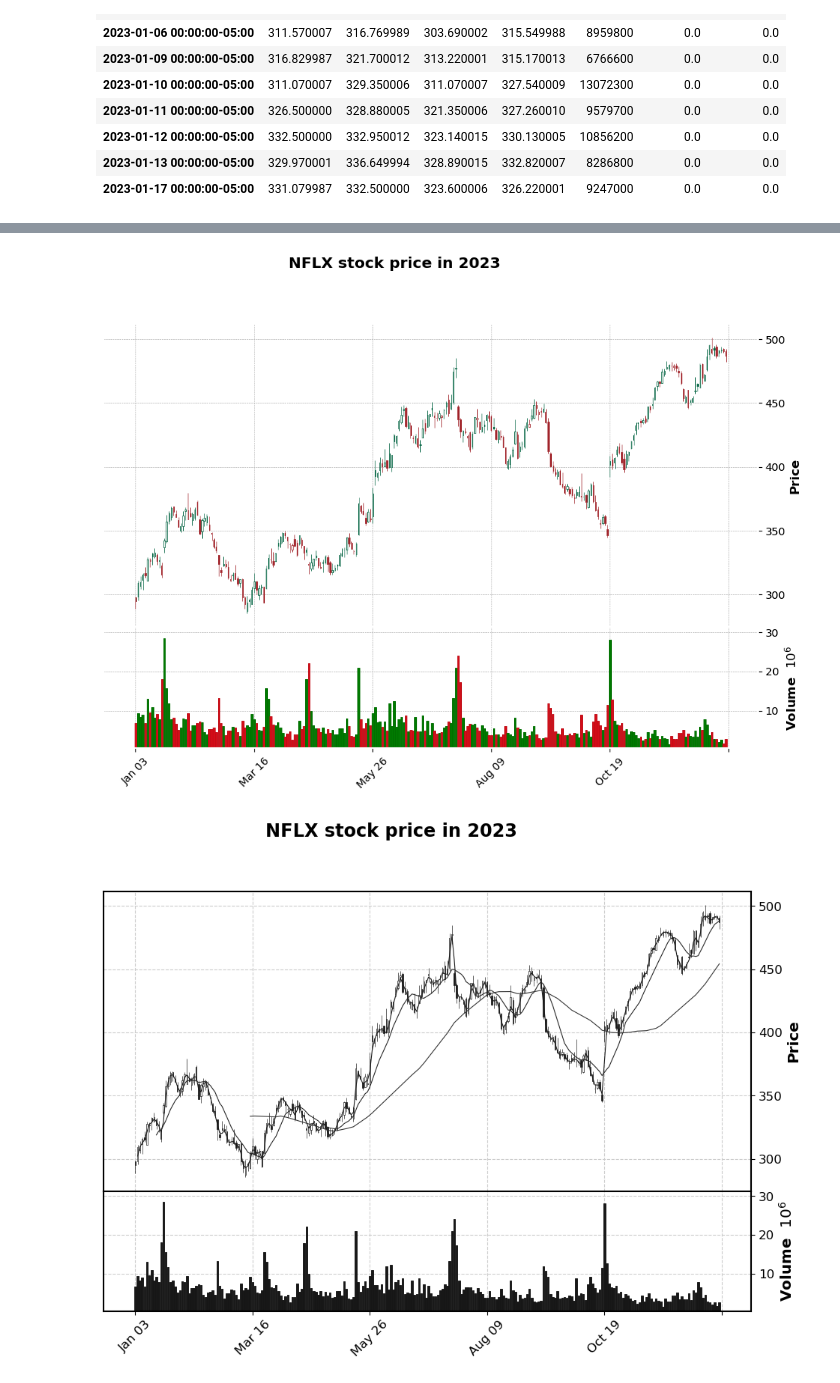
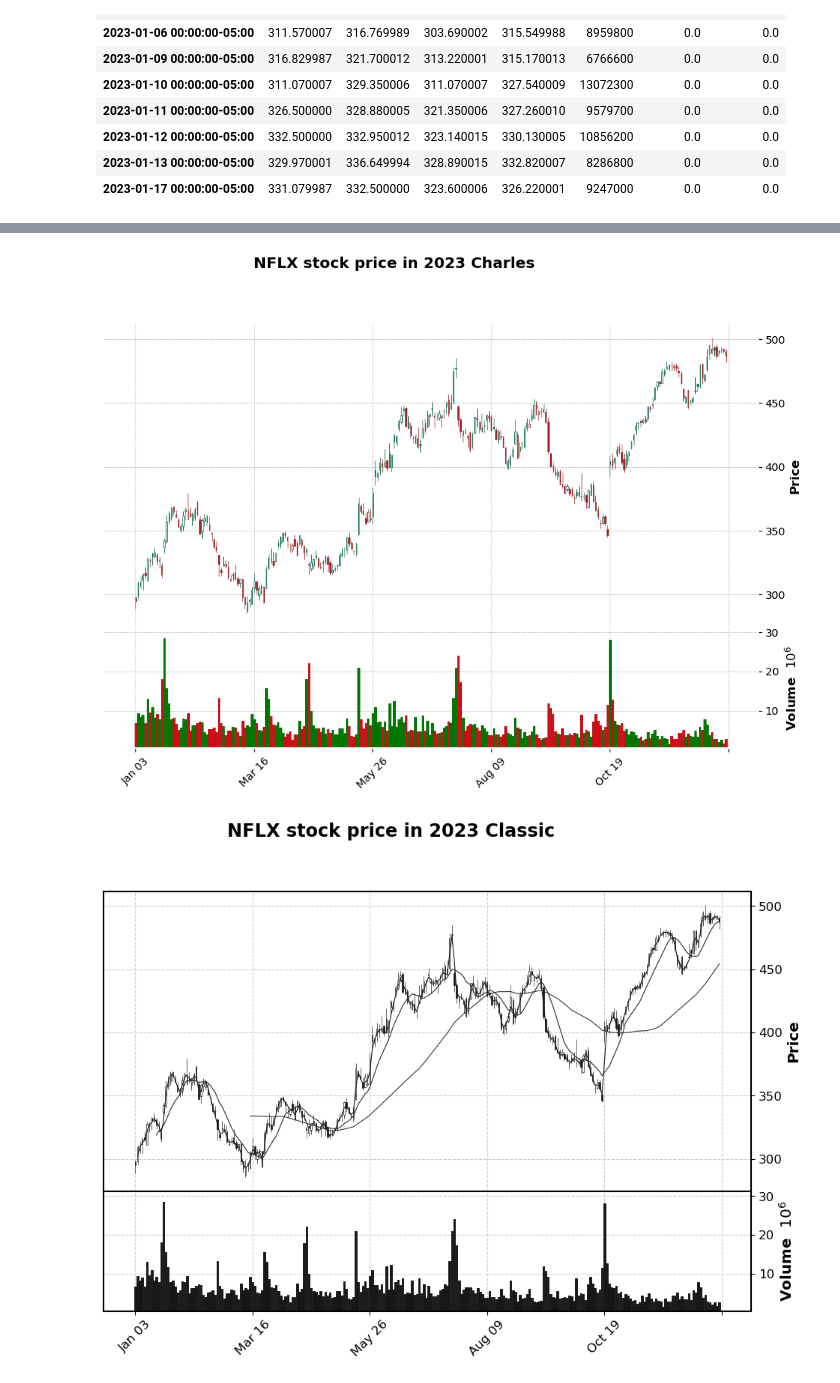
Before and after one commit to dm-bit1/Time_Series_Forecasting, a Jupyter notebook: main.ipynb, the cells around one changed output, grey strips where cells are left out. Drawn from its saved outputs; the diff is of its cells as text; code cells hidden in the pictures.

```diff
--- a/main.ipynb
+++ b/main.ipynb
@@ -12,9 +10,12 @@ The first task is to retrieve stock price data of Netflix for fiscal 2023. The g
 # %%
-NFLX = yf.Ticker('NFLX')
+def getData(ticker):
+    return yf.Ticker(ticker)
 
-data = NFLX.history(start = "2023-01-01", end = "2023-12-31")
+data = getData('NFLX') # it be be changed to any ticker
 
-data.head(10)
+hist = data.history(start = "2023-01-01", end = "2023-12-31")
+
+hist.head(10) # debug print
 # %% [output]
 |  | Open | High | Low | Close | Volume | Dividends | Stock Splits |
 | Date |  |  |  |  |  |  |  |
@@ -60,11 +61,13 @@ Below, there are different plots and data granularity shown in the plots. I.e. 1
 # %%
-kwargs = dict(type = 'hollow_and_filled', volume = True, figratio = (20, 10), figscale = 1, figsize = (12, 8), title = "NFLX stock price in 2023")
+kwargs = dict(type = 'hollow_and_filled', volume = True, figratio = (20, 15), figscale = 1, figsize = (12, 8), title = "NFLX stock price in 2023 Yahoo")
 
-mpf.plot(data, **kwargs, style = 'yahoo')
+mpf.plot(hist, **kwargs, style = 'yahoo')
 
-mpf.plot(data, **kwargs, style = 'charles')
+kwargs['title'] = "NFLX stock price in 2023 Charles"
 
-kwargs = dict(type = 'candle', volume = True, figratio = (20, 10), mav = (2, 10, 50), figscale = 1, figsize = (12, 8), title = "NFLX stock price in 2023")
+mpf.plot(hist, **kwargs, style = 'charles')
 
-mpf.plot(data, **kwargs, style = 'classic')
+kwargs = dict(type = 'candle', volume = True, figratio = (20, 10), mav = (2, 10, 50), figscale = 1, figsize = (12, 8), title = "NFLX stock price in 2023 Classic")
+
+mpf.plot(hist, **kwargs, style = 'classic')
 # %% [output]
@@ -72,3 +75,3 @@ mpf.plot(data, **kwargs, style = 'classic')
-[figure, old version]
+[figure, new version]
-[figure, old version]
+[figure, new version]
 # %%
```
Also changed, not shown: parts of 21 cells of this notebook, 1 other file.
